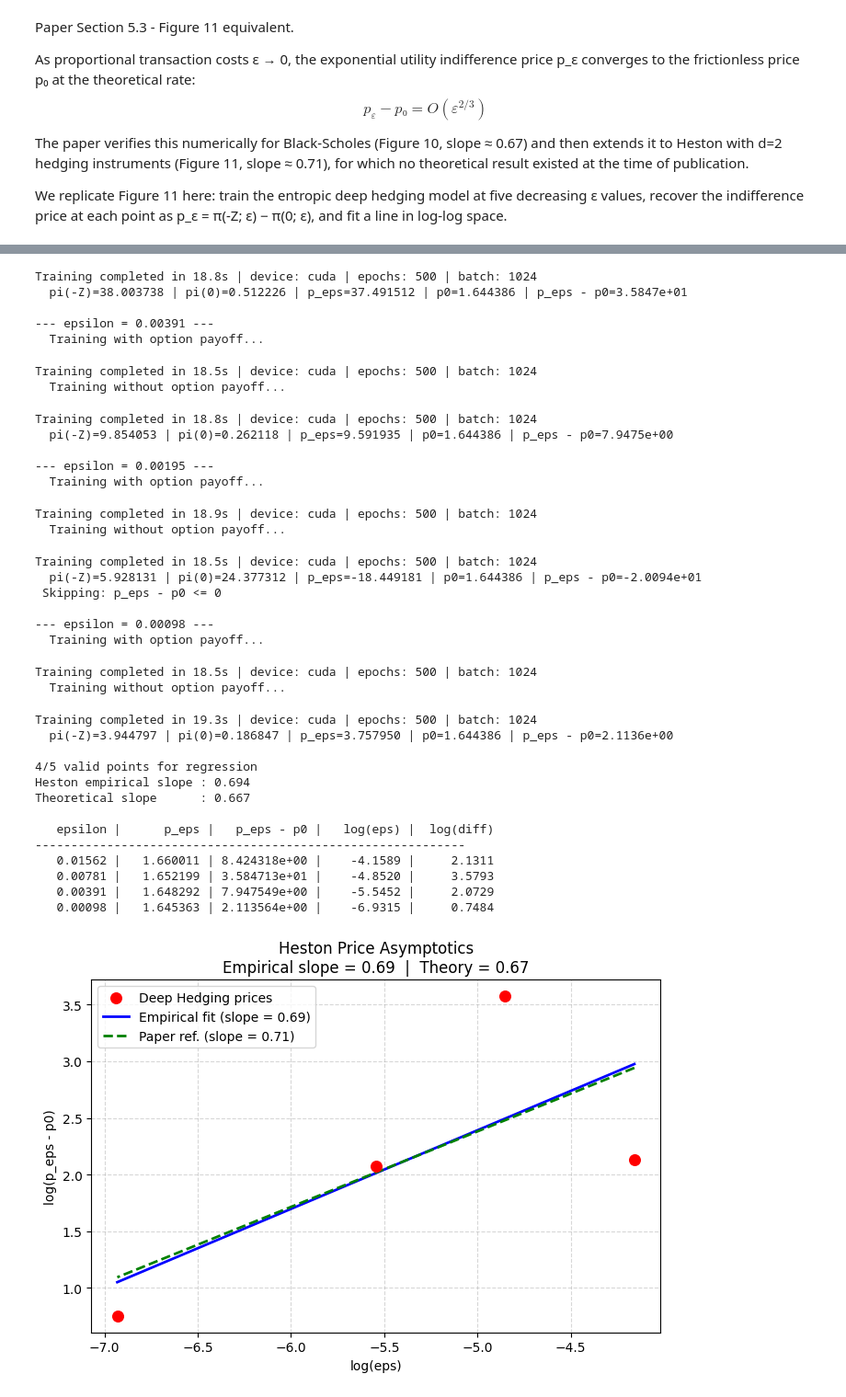
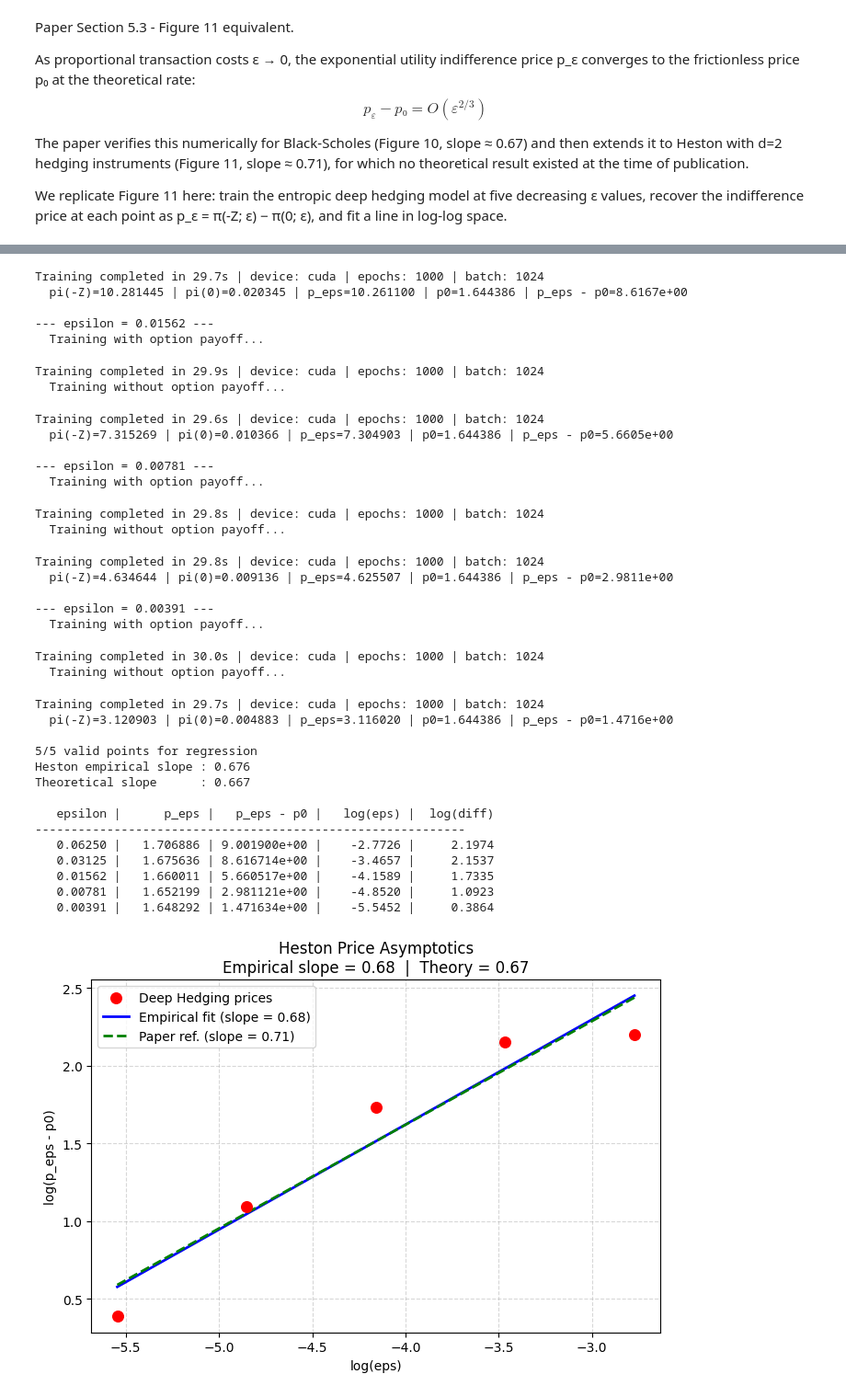
Before and after one commit to GioChecchi/Deep_Hedging, a Jupyter notebook: Deep_Hedging.ipynb, the cells around one changed output, grey strips where cells are left out. Shown at 92% size. Cells and saved outputs as stored; diff of their text form; code cells hidden in the pictures.

Commit message:
fixed heston however need to recheck all results

```diff
--- a/Deep_Hedging.ipynb
+++ b/Deep_Hedging.ipynb
@@ -730,7 +730,7 @@ def train_model(env_type, S0, K, r, T, steps, epsilon, premium=0.0,
     else:
         raise ValueError("loss_type must be 'cvar' or 'entropic'")
 
-    scheduler = torch.optim.lr_scheduler.ReduceLROnPlateau(optimizer, mode='min', factor=0.7, patience=150, min_lr=1e-5)
+    scheduler = torch.optim.lr_scheduler.CosineAnnealingLR(optimizer, T_max=n_epochs, eta_min=1e-5)
 
     loss_history = []
     start_time   = time.time()
@@ -801,7 +801,7 @@ def train_model(env_type, S0, K, r, T, steps, epsilon, premium=0.0,
         max_norm = 1.0 if env_type == 'bs' else 5.0
         torch.nn.utils.clip_grad_norm_(policy.parameters(), max_norm=max_norm)
         optimizer.step()
-        scheduler.step(loss.item())
+        scheduler.step()
 
         loss_history.append(loss.item())
         if loss_type == 'cvar':
@@ -1797,9 +1797,9 @@ plt.legend(); plt.grid(True, alpha=0.3); plt.tight_layout(); plt.show()
 # %%
 policy_type    = "per_step"
 use_batch_norm = False
-n_epochs       = 1000
-batch_size     = 256
-hidden_dim_heston = [128,128]
+n_epochs       = 1500
+batch_size     = 4096
+hidden_dim_heston = [17,17]
 # %% [markdown]
 ### Heston with transaction costs (CVaR)
 # %% [markdown]
@@ -2654,13 +2655,13 @@ print("--- Heston Price Asymptotics O(eps^{2/3}) ---")
 p0_h = float(premium_h)
 
 # Epsilon sequence
-epsilons_h = [2**(-i - 5) for i in range(1, 6)]
+epsilons_h = [2**(-i - 3) for i in range(1, 6)]
 print(f"Epsilon sequence: {[f'{e:.5f}' for e in epsilons_h]}")
 
 price_diffs_h = []
 valid_eps_h   = []
 
-n_epochs_asym_h = 500
+n_epochs_asym_h = 1000
 hidden_dim_heston = [64,64]
 batch_size = 1024
 
@@ -2772,37 +2773,37 @@ Training completed in 18.3s | device: cuda | epochs: 500 | batch: 1024
   Training without option payoff...
-Training completed in 18.8s | device: cuda | epochs: 500 | batch: 1024
-  pi(-Z)=38.003738 | pi(0)=0.512226 | p_eps=37.491512 | p0=1.644386 | p_eps - p0=3.5847e+01
+Training completed in 29.7s | device: cuda | epochs: 1000 | batch: 1024
+  pi(-Z)=10.281445 | pi(0)=0.020345 | p_eps=10.261100 | p0=1.644386 | p_eps - p0=8.6167e+00
 
---- epsilon = 0.00391 ---
+--- epsilon = 0.01562 ---
   Training with option payoff...
-Training completed in 18.5s | device: cuda | epochs: 500 | batch: 1024
+Training completed in 29.9s | device: cuda | epochs: 1000 | batch: 1024
   Training without option payoff...
-Training completed in 18.8s | device: cuda | epochs: 500 | batch: 1024
-  pi(-Z)=9.854053 | pi(0)=0.262118 | p_eps=9.591935 | p0=1.644386 | p_eps - p0=7.9475e+00
+Training completed in 29.6s | device: cuda | epochs: 1000 | batch: 1024
+  pi(-Z)=7.315269 | pi(0)=0.010366 | p_eps=7.304903 | p0=1.644386 | p_eps - p0=5.6605e+00
 
---- epsilon = 0.00195 ---
+--- epsilon = 0.00781 ---
   Training with option payoff...
-Training completed in 18.9s | device: cuda | epochs: 500 | batch: 1024
+Training completed in 29.8s | device: cuda | epochs: 1000 | batch: 1024
   Training without option payoff...
-Training completed in 18.5s | device: cuda | epochs: 500 | batch: 1024
-  pi(-Z)=5.928131 | pi(0)=24.377312 | p_eps=-18.449181 | p0=1.644386 | p_eps - p0=-2.0094e+01
- Skipping: p_eps - p0 <= 0
+Training completed in 29.8s | device: cuda | epochs: 1000 | batch: 1024
+  pi(-Z)=4.634644 | pi(0)=0.009136 | p_eps=4.625507 | p0=1.644386 | p_eps - p0=2.9811e+00
 
---- epsilon = 0.00098 ---
+--- epsilon = 0.00391 ---
   Training with option payoff...
-Training completed in 18.5s | device: cuda | epochs: 500 | batch: 1024
+Training completed in 30.0s | device: cuda | epochs: 1000 | batch: 1024
   Training without option payoff...
-Training completed in 19.3s | device: cuda | epochs: 500 | batch: 1024
-  pi(-Z)=3.944797 | pi(0)=0.186847 | p_eps=3.757950 | p0=1.644386 | p_eps - p0=2.1136e+00
+Training completed in 29.7s | device: cuda | epochs: 1000 | batch: 1024
+  pi(-Z)=3.120903 | pi(0)=0.004883 | p_eps=3.116020 | p0=1.644386 | p_eps - p0=1.4716e+00
 
-4/5 valid points for regression
-Heston empirical slope : 0.694
+5/5 valid points for regression
+Heston empirical slope : 0.676
 Theoretical slope      : 0.667
 
    epsilon |      p_eps |   p_eps - p0 |   log(eps) |  log(diff)
 ------------------------------------------------------------
-   0.01562 |   1.660011 | 8.424318e+00 |    -4.1589 |     2.1311
-   0.00781 |   1.652199 | 3.584713e+01 |    -4.8520 |     3.5793
-   0.00391 |   1.648292 | 7.947549e+00 |    -5.5452 |     2.0729
-   0.00098 |   1.645363 | 2.113564e+00 |    -6.9315 |     0.7484
+   0.06250 |   1.706886 | 9.001900e+00 |    -2.7726 |     2.1974
+   0.03125 |   1.675636 | 8.616714e+00 |    -3.4657 |     2.1537
+   0.01562 |   1.660011 | 5.660517e+00 |    -4.1589 |     1.7335
+   0.00781 |   1.652199 | 2.981121e+00 |    -4.8520 |     1.0923
+   0.00391 |   1.648292 | 1.471634e+00 |    -5.5452 |     0.3864
-[figure, old version]
+[figure, new version]
```
Also changed, not shown: parts of 18 cells of this notebook.
